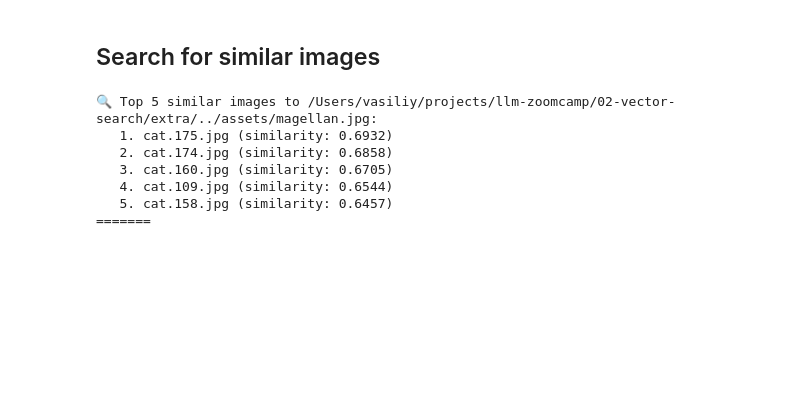
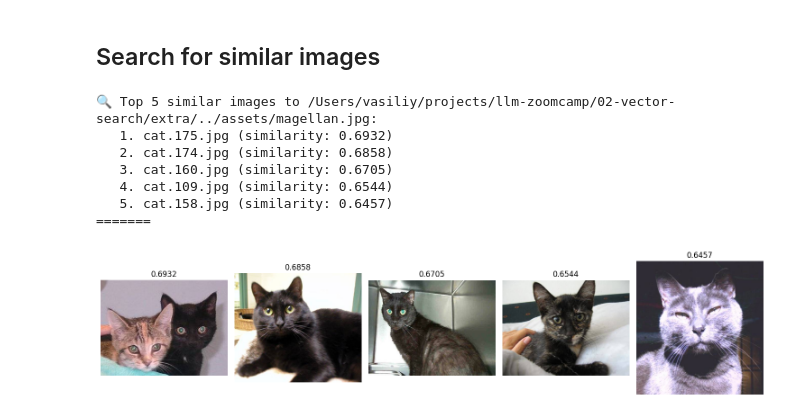
Before and after one commit to V4siliy/llm-zoomcamp, a Jupyter notebook: 02-vector-search/extra/ResNet-50.ipynb, the cells around one changed output. Saved outputs shown, nothing was run; the diff lists cells and outputs as text; code cells hidden in the pictures; blank space fills up the shorter version.

Commit message:
Add visual representation

```diff
--- a/02-vector-search/extra/ResNet-50.ipynb
+++ b/02-vector-search/extra/ResNet-50.ipynb
@@ -187,3 +188,31 @@ print("=" * 7)
    4. cat.109.jpg (similarity: 0.6544)
    5. cat.158.jpg (similarity: 0.6457)
 =======
+# %%
+def plot_images_from_path(path, ax, title=None):
+    try:
+        # Open the image directly from the path
+        image = Image.open(path)
+        ax.imshow(image)
+        ax.axis('off')  # Disable axis
+        if title:
+            ax.set_title(title)
+    except Exception as e:
+        print(f"Failed to load image from {path}: {e}")
+        ax.imshow(Image.new('RGB', (128, 128), 'gray'))  # Display a gray placeholder if image fails to load
+        ax.set_title("Failed to load")
+        ax.axis('off')
+
+def plot_random_images(array, rows=1, cols=5):
+    fig, axes = plt.subplots(nrows=rows, ncols=cols, figsize=(15, 15))
+    axes = axes.flatten()  # Flatten the 2D array of axes into 1D for easier iteration
+
+    for ax, (row) in zip(axes, array):
+        plot_images_from_path(os.path.join(row.payload['full_path']), ax, title=f'{row.score:.4f}')
+
+    plt.tight_layout()
+    plt.show()
+
+plot_random_images(search_results.points)
+# %% [output]
+[figure, added]
```
Also changed, not shown: parts of 1 cell of this notebook, 2 other files.
